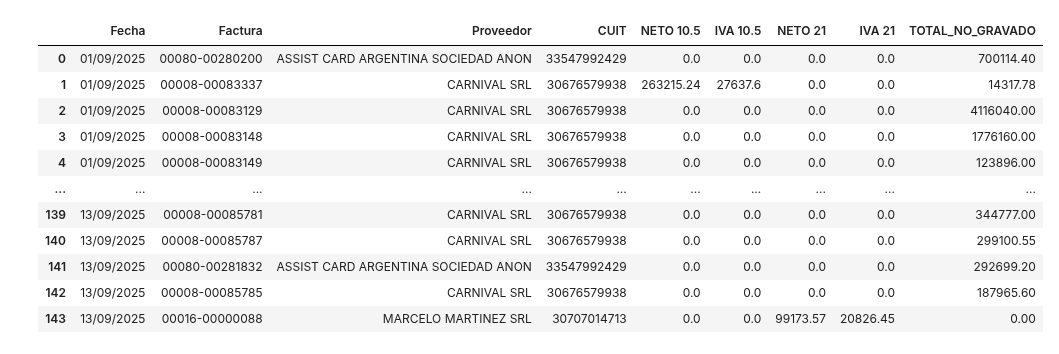
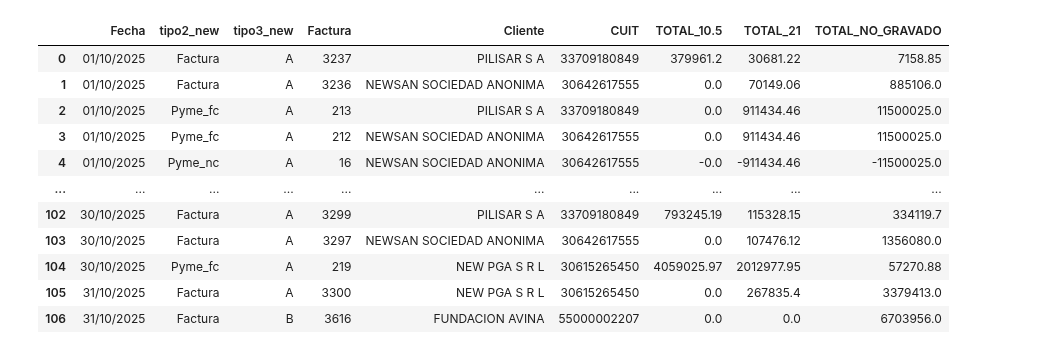
Before and after one commit to FEFO2/AFIP-nuevo, a Jupyter notebook: src/2.Data_transformation.ipynb, the cells around one changed output. Drawn from its saved outputs; the diff is of its cells as text; code cells hidden in the pictures.

```diff
--- a/src/2.Data_transformation.ipynb
+++ b/src/2.Data_transformation.ipynb
@@ -0,0 +3,8 @@
+# %%
+import pandas as pd
+import string
+import numpy as np
+import re
+
+
+data = pd.read_excel('../downloads/emitidos_octubre.xlsx', header=0, skiprows=1)
@@ -1,27 +13,31 @@
 # %%
-import pandas as pd
-import string
-import numpy as np
-
-data = pd.read_excel(r'C:\Users\ThinkPad-PC\Downloads\Mis Comprobantes Recibidos - CUIT 30714894346.xlsx', header=0, skiprows=1)
-
 #TIPO DE FACTURA
+data['codigo_fc'] = [int(re.match(r'(\d+)', x).group(1)) for x in data['Tipo']]
 data['Tipo'] = data['Tipo'].astype('string').str[-9:]
 data['Tipo2'] = data['Tipo'].str[:7]
 data['Tipo3'] = data['Tipo'].str[-1:]
 
+data['tipo2_new'] = np.where(data['codigo_fc'].isin([1,6,11]), "Factura", "Credito")
+data['tipo2_new'] = np.where(data['codigo_fc'] == 201, "Pyme_fc", data['tipo2_new'])
+data['tipo2_new'] = np.where(data['codigo_fc'] == 203, "Pyme_nc", data['tipo2_new'])
+
+data['tipo3_new'] = np.where(data['codigo_fc'].isin([1,3,201,203]), "A", "C")
+data['tipo3_new'] = np.where(data['codigo_fc'].isin([6,8]), "B", data['tipo3_new'])
+
+data['tipo3_new']
+
 # FACTURA
 data['Punto de Venta'] = data['Punto de Venta'].astype(str).str.zfill(5)
 data['Número Desde'] = data['Número Desde'].astype(str).str.zfill(8)
-data['Factura'] = data['Punto de Venta'] + '-' + data['Número Desde']
+data['Factura'] = data['Número Desde'].astype(int)
 
-# PROVEEDOR
-data['Denominación Emisor'] = data['Denominación Emisor'].str.translate(
+# Cliente
+data['Denominación Receptor'] = data['Denominación Receptor'].str.translate(
     str.maketrans('', '', string.punctuation))
-data['Proveedor'] = data['Denominación Emisor'].str[:35]
+data['Cliente'] = data['Denominación Receptor'].str[:35]
 
 # CUIT
-data['CUIT'] = data['Nro. Doc. Emisor'].astype(str)
+data['CUIT'] = data['Nro. Doc. Receptor'].astype(str)
 
 
 # IMPORTES
@@ -33,52 +49,56 @@ data['NO GRAVADO'] = data['Neto No Gravado']
 data['EXENTO'] = data['Op. Exentas']
 data['IMPUESTOS'] = data['Otros Tributos']
 data['NETO 0'] = data['Neto Grav. IVA 0%']
+data['TOTAL_NO_GRAVADO'] = (data['NO GRAVADO'] + data['EXENTO'] + data['IMPUESTOS'] + data['NETO 0'])
+data['TOTAL_10.5'] = round(data['NETO 10.5'] + data['IVA 10.5'],2)
+data['TOTAL_21'] = round(data['NETO 21'] + data['IVA 21'],2)
 
 
-# PONER 0 A TODAS LAS COLUMNAS
+# PONER 0 A TODAS LAS COLUMNAS QUE NO TIENEN ALGO
 columnas = ['NETO 0', 'NETO 10.5', 'IVA 10.5', 'NETO 21', 'IVA 21', 'NO GRAVADO', 'EXENTO', 'IMPUESTOS',
-            'IVA 2,5%', 'IVA 5%', 'IVA 27%']
+            'IVA 2,5%', 'IVA 5%', 'IVA 27%', 'TOTAL_NO_GRAVADO', 'TOTAL_10.5', 'TOTAL_21']
 for col in columnas:
     data[col] = data[col].fillna(0)
 
 # TIPO DE CAMBIO ESTE CAMBIAR PORQUE CAMBIA A FUTURO
-columnas_tc = ['NETO 10.5', 'IVA 10.5', 'NETO 21', 'IVA 21', 'NO GRAVADO', 'EXENTO', 'IMPUESTOS']
+columnas_tc = ['NETO 0','NETO 10.5', 'IVA 10.5', 'NETO 21', 'IVA 21', 'NO GRAVADO', 'EXENTO', 'IMPUESTOS', 'TOTAL_10.5', 'TOTAL_21']
 for col in columnas_tc:
     data[col] = data[col] * data['Tipo Cambio']
 
 # SUMAR LO QUE NO LLEVA IVA
 data['TOTAL_NO_GRAVADO'] = (data['NO GRAVADO'] + data['EXENTO'] + data['IMPUESTOS'] + data['NETO 0'])
 
-
 # Convertimos las columnas a str
 data['NETO 10.5'] = data['NETO 10.5'].astype(str)
 data['IVA 10.5'] = data['IVA 10.5'].astype(str)
 data['NETO 21'] = data['NETO 21'].astype(str)
 data['IVA 21'] = data['IVA 21'].astype(str)
+data['TOTAL_21'] = data['TOTAL_21'].astype(str)
+data['TOTAL_10.5'] = data['TOTAL_10.5'].astype(str)
 
-# PONER EN NEGATICO LAS COLUMNAS QUE SON CREDITO
+# PONER EN NEGATIVO LAS COLUMNAS QUE SON CREDITO
 for col in columnas:
-    data.loc[data['Tipo2'] == 'Crédito', col] = -data[col].astype(float)
+    mask = (data['tipo2_new'] == 'Credito') | (data['tipo2_new'] == 'Pyme_nc')
+    data.loc[mask, col] = -data.loc[mask, col].astype(float)
     data[col] = data[col].astype(str)
 
 # CREAR Y APLICAR MÁSCARA
-clean = ['Fecha','Factura',
-        'Proveedor','CUIT',
-        'NETO 10.5', 'IVA 10.5',
-        'NETO 21', 'IVA 21', 'TOTAL_NO_GRAVADO']
+clean = ['Fecha','tipo2_new','tipo3_new', 'Factura',
+        'Cliente','CUIT', 'TOTAL_10.5', 'TOTAL_21',
+        'TOTAL_NO_GRAVADO']
 
 clean_data = data[clean]
 clean_data
 # %% [output]
-|  | Fecha | Factura | Proveedor | CUIT | NETO 10.5 | IVA 10.5 | NETO 21 | IVA 21 | TOTAL_NO_GRAVADO |
-| 0 | 01/09/2025 | 00080-00280200 | ASSIST CARD ARGENTINA SOCIEDAD ANON | 33547992429 | 0.0 | 0.0 | 0.0 | 0.0 | 700114.40 |
-| 1 | 01/09/2025 | 00008-00083337 | CARNIVAL SRL | 30676579938 | 263215.24 | 27637.6 | 0.0 | 0.0 | 14317.78 |
-| 2 | 01/09/2025 | 00008-00083129 | CARNIVAL SRL | 30676579938 | 0.0 | 0.0 | 0.0 | 0.0 | 4116040.00 |
-| 3 | 01/09/2025 | 00008-00083148 | CARNIVAL SRL | 30676579938 | 0.0 | 0.0 | 0.0 | 0.0 | 1776160.00 |
-| 4 | 01/09/2025 | 00008-00083149 | CARNIVAL SRL | 30676579938 | 0.0 | 0.0 | 0.0 | 0.0 | 123896.00 |
+|  | Fecha | tipo2_new | tipo3_new | Factura | Cliente | CUIT | TOTAL_10.5 | TOTAL_21 | TOTAL_NO_GRAVADO |
+| 0 | 01/10/2025 | Factura | A | 3237 | PILISAR S A | 33709180849 | 379961.2 | 30681.22 | 7158.85 |
+| 1 | 01/10/2025 | Factura | A | 3236 | NEWSAN SOCIEDAD ANONIMA | 30642617555 | 0.0 | 70149.06 | 885106.0 |
+| 2 | 01/10/2025 | Pyme_fc | A | 213 | PILISAR S A | 33709180849 | 0.0 | 911434.46 | 11500025.0 |
+| 3 | 01/10/2025 | Pyme_fc | A | 212 | NEWSAN SOCIEDAD ANONIMA | 30642617555 | 0.0 | 911434.46 | 11500025.0 |
+| 4 | 01/10/2025 | Pyme_nc | A | 16 | NEWSAN SOCIEDAD ANONIMA | 30642617555 | -0.0 | -911434.46 | -11500025.0 |
 | ... | ... | ... | ... | ... | ... | ... | ... | ... | ... |
-| 139 | 13/09/2025 | 00008-00085781 | CARNIVAL SRL | 30676579938 | 0.0 | 0.0 | 0.0 | 0.0 | 344777.00 |
-| 140 | 13/09/2025 | 00008-00085787 | CARNIVAL SRL | 30676579938 | 0.0 | 0.0 | 0.0 | 0.0 | 299100.55 |
-| 141 | 13/09/2025 | 00080-00281832 | ASSIST CARD ARGENTINA SOCIEDAD ANON | 33547992429 | 0.0 | 0.0 | 0.0 | 0.0 | 292699.20 |
-| 142 | 13/09/2025 | 00008-00085785 | CARNIVAL SRL | 30676579938 | 0.0 | 0.0 | 0.0 | 0.0 | 187965.60 |
-| 143 | 13/09/2025 | 00016-00000088 | MARCELO MARTINEZ SRL | 30707014713 | 0.0 | 0.0 | 99173.57 | 20826.45 | 0.00 |
+| 102 | 30/10/2025 | Factura | A | 3299 | PILISAR S A | 33709180849 | 793245.19 | 115328.15 | 334119.7 |
+| 103 | 30/10/2025 | Factura | A | 3297 | NEWSAN SOCIEDAD ANONIMA | 30642617555 | 0.0 | 107476.12 | 1356080.0 |
+| 104 | 30/10/2025 | Pyme_fc | A | 219 | NEW PGA S R L | 30615265450 | 4059025.97 | 2012977.95 | 57270.88 |
+| 105 | 31/10/2025 | Factura | A | 3300 | NEW PGA S R L | 30615265450 | 0.0 | 267835.4 | 3379413.0 |
+| 106 | 31/10/2025 | Factura | B | 3616 | FUNDACION AVINA | 55000002207 | 0.0 | 0.0 | 6703956.0 |
```
Also changed, not shown: parts of 12 cells of this notebook, 7 other files.
